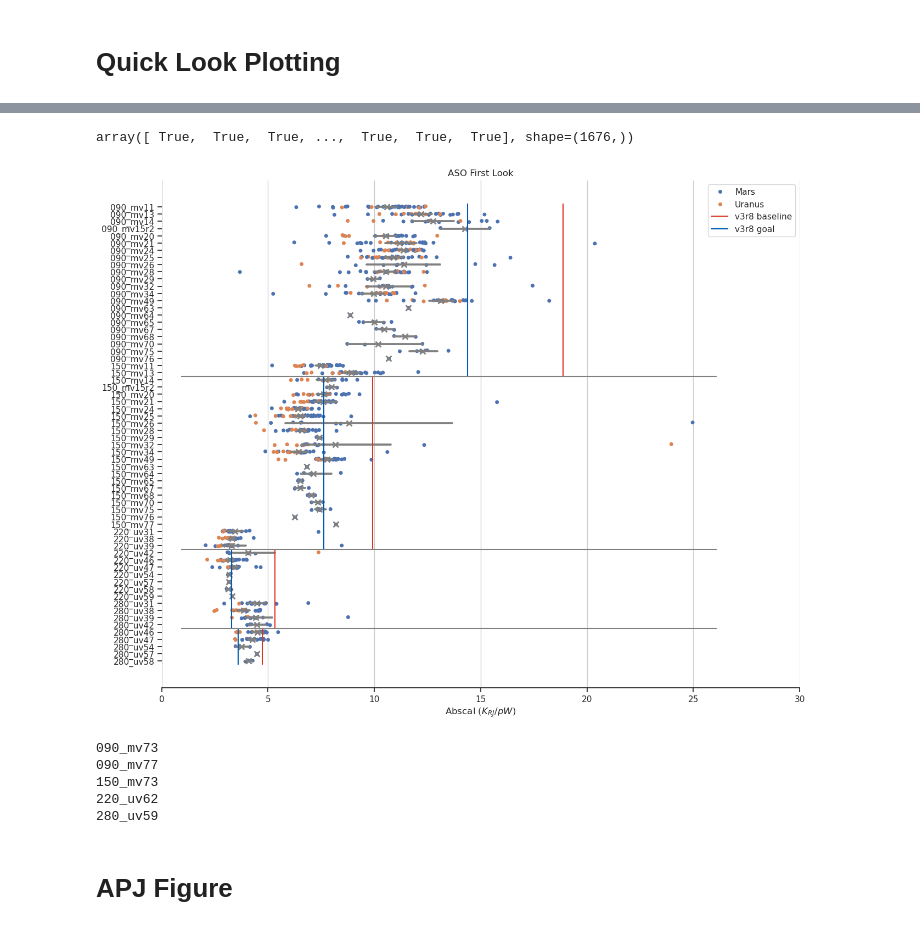
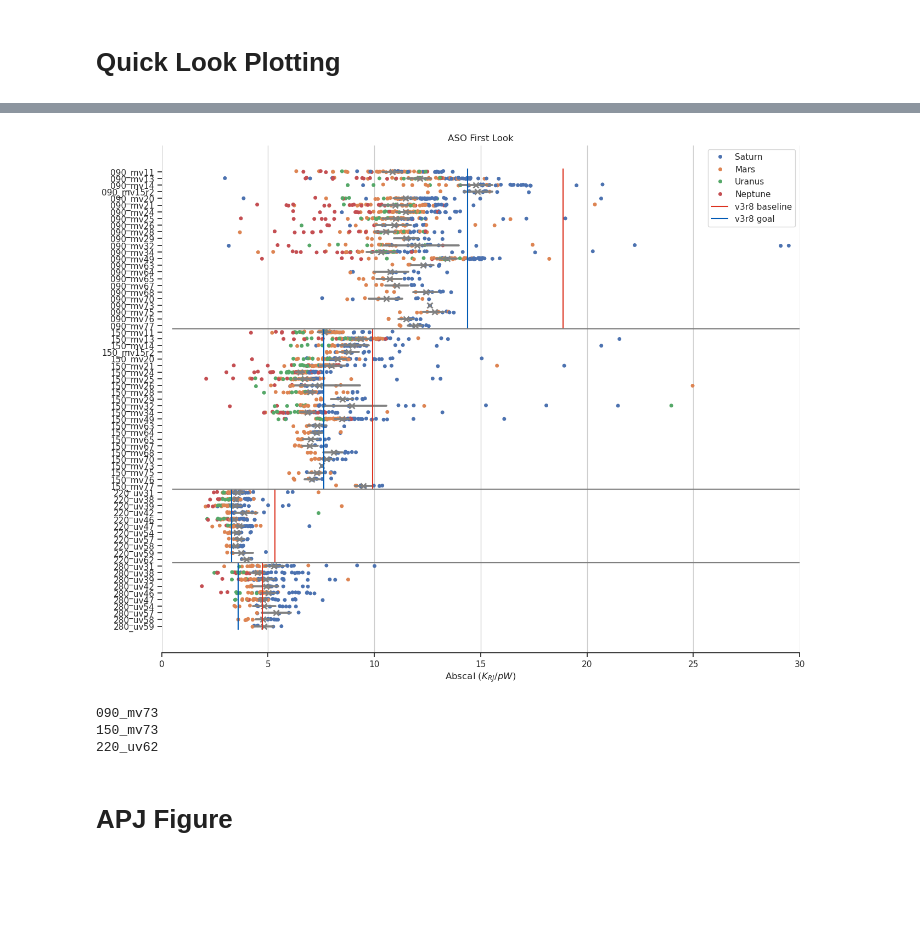
Before and after one commit to Sulla2012/LAT_Loading, a Jupyter notebook: latcom/notebooks/abscal.ipynb, the cells around one changed output, grey strips where cells are left out. Saved outputs shown, nothing was run; the diff lists cells and outputs as text; code cells hidden in the pictures; blank space fills up the shorter version.

```diff
--- a/latcom/abscal.ipynb
+++ b/latcom/notebooks/abscal.ipynb
@@ -24,7 +24,8 @@ from latcom.utils.optical_loading import pwv_interp
 # %% [markdown]
 # Quick Look Plotting
 # %%
-with open("../abscals/results_06262026.pk", "rb") as f:
+#with open("../abscals/results_06262026.pk", "rb") as f:
+with open("../abscals/results_07072026.pk", "rb") as f:
     result_dict = pk.load(f)
 with open("../backups/results_12032025.pk", "rb") as f:
     old_result_dict = pk.load(f)
@@ -143,7 +116,3 @@ array([ 8.06219325, 11.16936344, 12.36280802,  6.33110559,  8.74021163,
-# %%
-np.isnan(data.to_numpy())
-# %% [output]
-array([ True,  True,  True, ...,  True,  True,  True], shape=(1676,))
 # %%
 sns.set_theme(style="ticks")
 t_cut = Time("2024-09-03T00:00:00", format="isot", scale="utc")
@@ -151,7 +120,7 @@ t_cut = Time("2024-09-03T00:00:00", format="isot", scale="utc")
 
 # Initialize the figure with a logarithmic x axis
 f, ax = plt.subplots(figsize=(15, 12))
-cut_planet = "Saturn"
+cut_planet = "None"
 # Add in points to show each observation
 sns.stripplot(
     df.where((df.pwvs < 3) & (df.cals < 30) & (df.times > t_cut.unix) & (df.sources != cut_planet)),
@@ -174,38 +143,39 @@ ymax, ymin = ax.get_ylim()
 xmax, xmin = ax.get_xlim()
 
 pos_090 = len([label for label in set(df[(df.pwvs < 3) & (df.cals < 50) & (df.times > t_cut.unix)].labels.to_numpy()) if "090" in label]) - 0.5
 pos_150 = pos_090 + len([label for label in set(df[(df.pwvs < 3) & (df.cals < 50) & (df.times > t_cut.unix)].labels.to_numpy()) if "150" in label])
 pos_220 = pos_150 + len([label for label in set(df[(df.pwvs < 3) & (df.cals < 50) & (df.times > t_cut.unix)].labels.to_numpy()) if "220" in label])
 pos_280 = pos_220 + len([label for label in set(df[(df.pwvs < 3) & (df.cals < 50) & (df.times > t_cut.unix)].labels.to_numpy()) if "280" in label])
 
 plt.vlines(1.0 / (1e12 * (sim["MF"]["baseline"]["MF_1"]["dpdt_rj"])), ymin=ymin, ymax=pos_090, label="v3r8 baseline", color=c_base,)
 plt.vlines(1.0 / (1e12 * (sim["MF"]["goal"]["MF_1"]["dpdt_rj"])), ymin=ymin, ymax=pos_090, label="v3r8 goal", color=c_goal,)
 
 plt.vlines(1.0 / (1e12 * (sim["MF"]["baseline"]["MF_2"]["dpdt_rj"])), ymin=pos_090, ymax=pos_150, label=None, color=c_base,)
 plt.vlines(1.0 / (1e12 * (sim["MF"]["goal"]["MF_2"]["dpdt_rj"])), ymin=pos_090, ymax=pos_150, label=None, color=c_goal,)
 
 plt.vlines(1.0 / (1e12 * (sim["UHF"]["baseline"]["UHF_1"]["dpdt_rj"])), ymin=pos_150, ymax=pos_220, label=None, color=c_base,)
 plt.vlines(1.0 / (1e12 * (sim["UHF"]["goal"]["UHF_1"]["dpdt_rj"])), ymin=pos_150, ymax=pos_220, label=None, color=c_goal,)
 
 plt.vlines(1.0 / (1e12 * (sim["UHF"]["baseline"]["UHF_2"]["dpdt_rj"])), ymin=pos_220, ymax=ymax, label=None, color=c_base,)
 plt.vlines(1.0 / (1e12 * (sim["UHF"]["goal"]["UHF_2"]["dpdt_rj"])), ymin=pos_220, ymax=ymax, label=None, color=c_goal,)
 
 plt.hlines([pos_090, pos_150, pos_220], xmin=xmin, xmax=xmax, color="0.5")
 
 plt.xlim(0, 30)
 
 # Tweak the visual presentation
 ax.xaxis.grid(True)
 ax.set(xlabel="Abscal ($K_{RJ}/pW$)", ylabel="", title="ASO First Look")
 sns.despine(trim=True, left=True)
 
 plt.legend()
-plt.savefig("../plts/abscals/abscals_062526.png", dpi=300)
-plt.savefig("../plts/abscals/abscals_062526.pdf", dpi=300)
+plt.savefig("../plts/abscals/abscals_070726.png", dpi=300)
+plt.savefig("../plts/abscals/abscals_070726.pdf", dpi=300)
 # %% [output]
-[figure, old version]
+[figure, new version]
 # %%
 set_labels = np.unique(df.labels)
+cut_planet = "Saturn"
 for label in set_labels:
     data=df.where(
         (df.pwvs  < 3)
@@ -218,10 +188,8 @@ for label in set_labels:
         print(label)
 # %% [output]
 090_mv73
-090_mv77
 150_mv73
 220_uv62
-280_uv59
 # %% [markdown]
 # APJ Figure
 # %%
```
Also changed, not shown: parts of 2 cells of this notebook, 4 other files.
